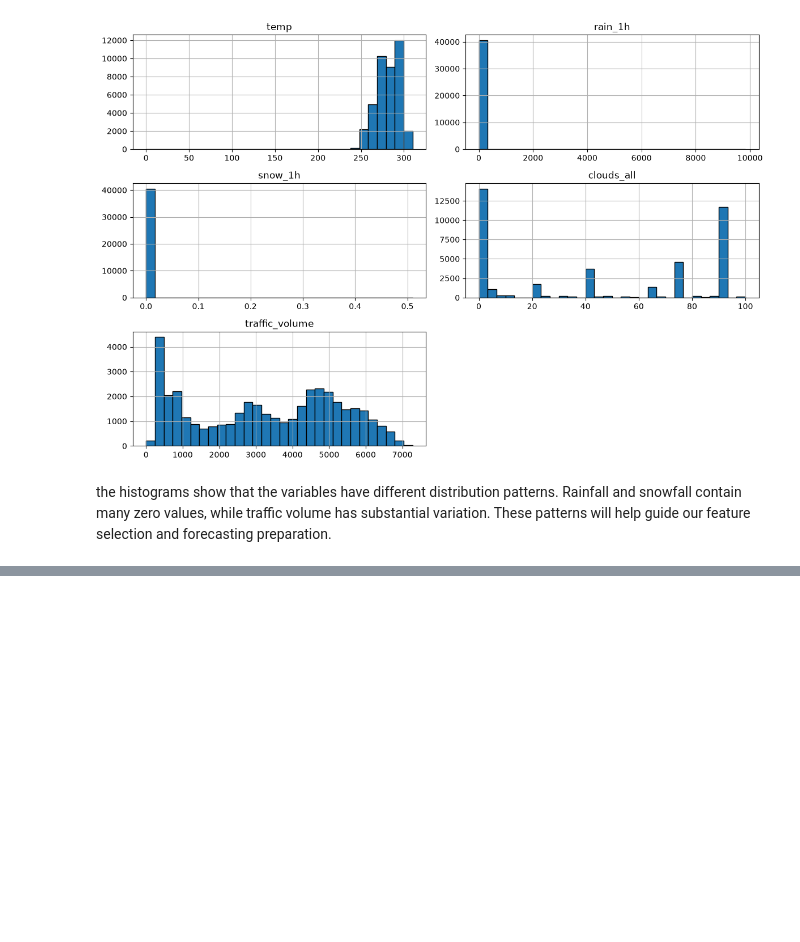
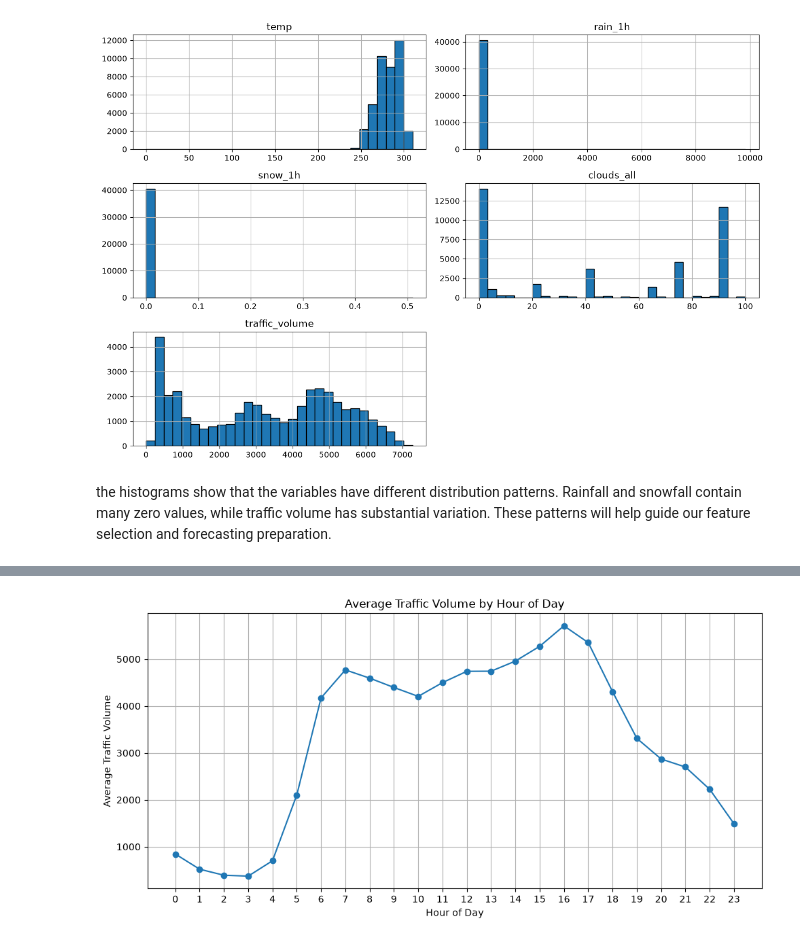
Before and after one commit to Janviere-dev/Formative-1_TimeSeries, a Jupyter notebook: notebook.ipynb, the cells around one changed output, grey strips where cells are left out. Drawn from its saved outputs; the diff is of its cells as text; code cells hidden in the pictures; blank space fills up the shorter version.

Commit message:
EDA: analyze traffic patterns, lag effects, and moving averages

```diff
--- a/notebook.ipynb
+++ b/notebook.ipynb
@@ -940,0 +946,19 @@ plt.show()
+# %%
+# Extract the hour from each timestamp
+df_clean["hour"] = df_clean["date_time"].dt.hour
+
+# Calculate average traffic volume for each hour
+hourly_traffic = df_clean.groupby("hour")["traffic_volume"].mean()
+
+# Visualize the hourly pattern
+plt.figure(figsize=(10, 5))
+plt.plot(hourly_traffic.index, hourly_traffic.values, marker="o")
+plt.title("Average Traffic Volume by Hour of Day")
+plt.xlabel("Hour of Day")
+plt.ylabel("Average Traffic Volume")
+plt.xticks(range(24))
+plt.grid(True)
+plt.tight_layout()
+plt.show()
+# %% [output]
+[figure, added]
```
Also changed, not shown: parts of 17 cells of this notebook.
